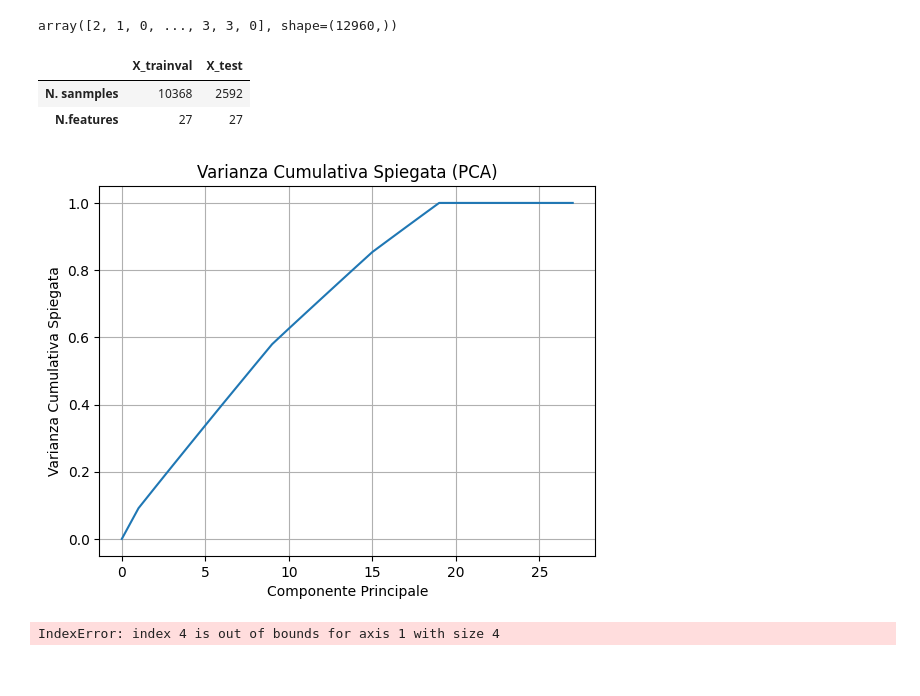
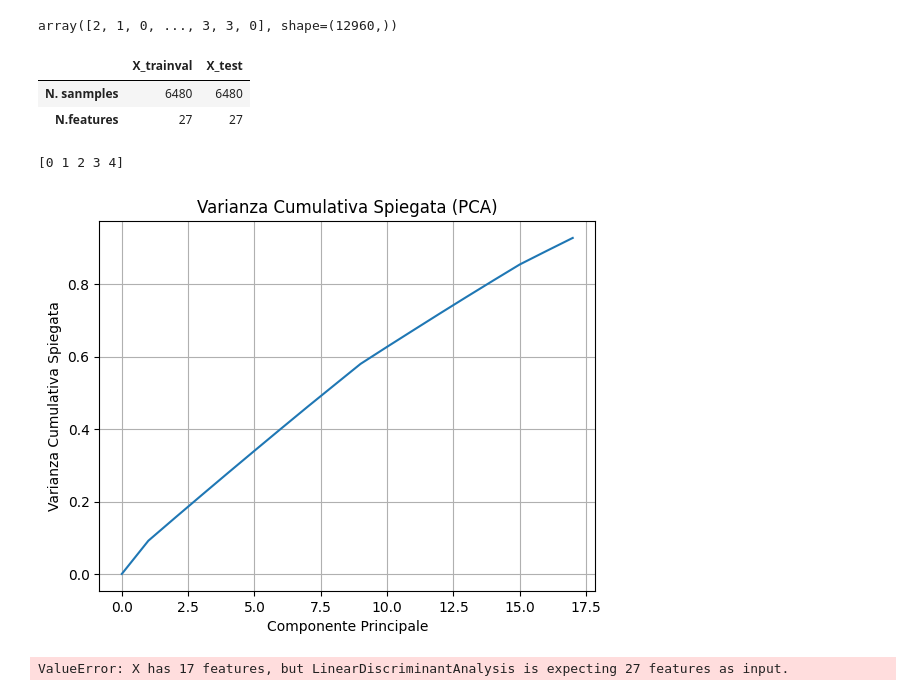
Before and after one commit to AlessioGiay/Progetto_MateIA, a Jupyter notebook: Progetto.ipynb, the cells around one changed output. Saved outputs shown, nothing was run; the diff lists cells and outputs as text; code cells hidden in the pictures.

```diff
--- a/Progetto.ipynb
+++ b/Progetto.ipynb
@@ -123,40 +123,43 @@ array([2, 1, 0, ..., 3, 3, 0], shape=(12960,))
 random_state = 42
 np.random.seed(random_state)
 
-test_p = 0.2
+test_p = 0.5
 
-X_trainval, X_test, y_trainval, y_test = train_test_split(X, y, test_size=test_p, random_state=random_state, shuffle=True)
+X_trainval, X_test, y_trainval, y_test = train_test_split(X, y, test_size=test_p, random_state=random_state, shuffle=True, stratify = y)
 
 display(pd.DataFrame({'X_trainval': X_trainval.shape, 'X_test': X_test.shape}, index=['N. sanmples', 'N.features']))
+
+print(np.unique(y_trainval))
 # %% [output]
 |  | X_trainval | X_test |
-| N. sanmples | 10368 | 2592 |
+| N. sanmples | 6480 | 6480 |
 | N.features | 27 | 27 |
+[0 1 2 3 4]
 # %%
 # Inizializzazione oggetto PCA
-pca = PCA()
+pca = PCA(0.9)
 # "Fit" dell'oggetto PCA
 X_trainval_pca = pca.fit_transform(X_trainval)
 X_test_pca = pca.transform(X_test)
 
 # Calcoliamo la varianza spiegata cumulativa
 expld_variance = np.insert(np.cumsum(pca.explained_variance_ratio_), 0, 0)
 
 # Creiamo il grafico della varianza cumulativa
 plt.figure()
 plt.plot(expld_variance)
 plt.title('Varianza Cumulativa Spiegata (PCA)')
 plt.xlabel('Componente Principale')
 plt.ylabel('Varianza Cumulativa Spiegata')
 
 # Impostiamo i ticks sugli assi x in base al numero di componenti principali
 #ticks = np.arange(1, pca_global.n_components_ + 1, step=1)
 #plt.xticks(ticks, labels=[f'PC{i}' for i in ticks], rotation=30)
 
 plt.grid()
 plt.show()
 # %% [output]
-[figure, old version]
+[figure, new version]
 # %%
 #explvar_p = 0.99
 
@@ -185,27 +188,23 @@ scores = pd.DataFrame(scores_dict, index=['Accuracy'])
 scores_dict_pca = {'Training Set': lda_pca.score(X_trainval_pca, y_trainval), 'Test Set': lda.score(X_test_pca, y_test)}
 scores_pca = pd.DataFrame(scores_dict_pca, index=['Accuracy_pca'])
 
-#y_pred_df = pd.DataFrame({'Pred. Class': y_pred,
-#                          'P(Class 0) - %': np.round(y_pred_proba[:, 0] * 100, decimals=2),
-#                          'P(Class 1) - %': np.round(y_pred_proba[:, 1] * 100, decimals=2),
-#                          'P(Class 2) - %': np.round(y_pred_proba[:, 2] * 100, decimals=2),
-#                          'P(Class 3) - %': np.round(y_pred_proba[:, 3] * 100, decimals=2),
-#                          'P(Class 4) - %': np.round(y_pred_proba[:, 4] * 100, decimals=2)
-#                         })
-#y_pred_df_pca = pd.DataFrame({'Pred. Class': y_pred_pca,
-#                          'P(Class 0) - %': np.round(y_pred_pca_proba[:, 0] * 100, decimals=2),
-#                          'P(Class 1) - %': np.round(y_pred_pca_proba[:, 1] * 100, decimals=2),
-#                          'P(Class 2) - %': np.round(y_pred_pca_proba[:, 2] * 100, decimals=2),
-#                          'P(Class 3) - %': np.round(y_pred_pca_proba[:, 3] * 100, decimals=2),
-#                          'P(Class 4) - %': np.round(y_pred_pca_proba[:, 4] * 100, decimals=2)
-                             })
+y_pred_df = pd.DataFrame({'Pred. Class': y_pred,
+                          'P(Class 0) - %': np.round(y_pred_proba[:, 0] * 100, decimals=2),
+                          'P(Class 1) - %': np.round(y_pred_proba[:, 1] * 100, decimals=2),
+                          'P(Class 2) - %': np.round(y_pred_proba[:, 2] * 100, decimals=2),
+                          'P(Class 3) - %': np.round(y_pred_proba[:, 3] * 100, decimals=2),
+                          'P(Class 4) - %': np.round(y_pred_proba[:, 4] * 100, decimals=2)})
+y_pred_df_pca = pd.DataFrame({'Pred. Class': y_pred_pca,
+                          'P(Class 0) - %': np.round(y_pred_pca_proba[:, 0] * 100, decimals=2),
+                          'P(Class 1) - %': np.round(y_pred_pca_proba[:, 1] * 100, decimals=2),
+                          'P(Class 2) - %': np.round(y_pred_pca_proba[:, 2] * 100, decimals=2),
+                          'P(Class 3) - %': np.round(y_pred_pca_proba[:, 3] * 100, decimals=2),
+                          'P(Class 4) - %': np.round(y_pred_pca_proba[:, 4] * 100, decimals=2)})
 
 display(scores)
 display(scores_pca)
 
-#display(y_pred_df)
+display(y_pred_df)
 display(y_pred_df_pca)
-
-display(y_pred_proba)
 # %% [output]
-IndexError: index 4 is out of bounds for axis 1 with size 4
+ValueError: X has 17 features, but LinearDiscriminantAnalysis is expecting 27 features as input.
```
